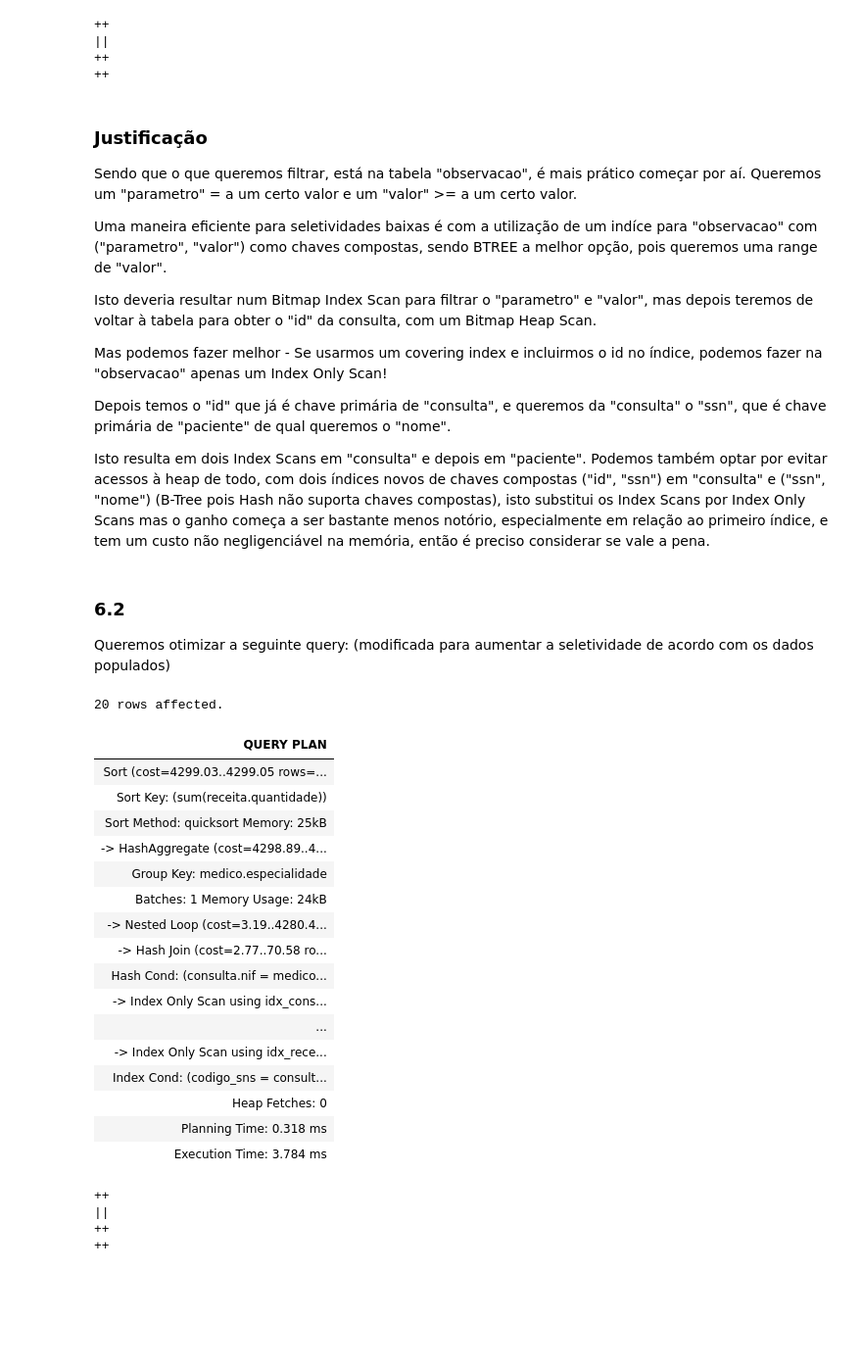
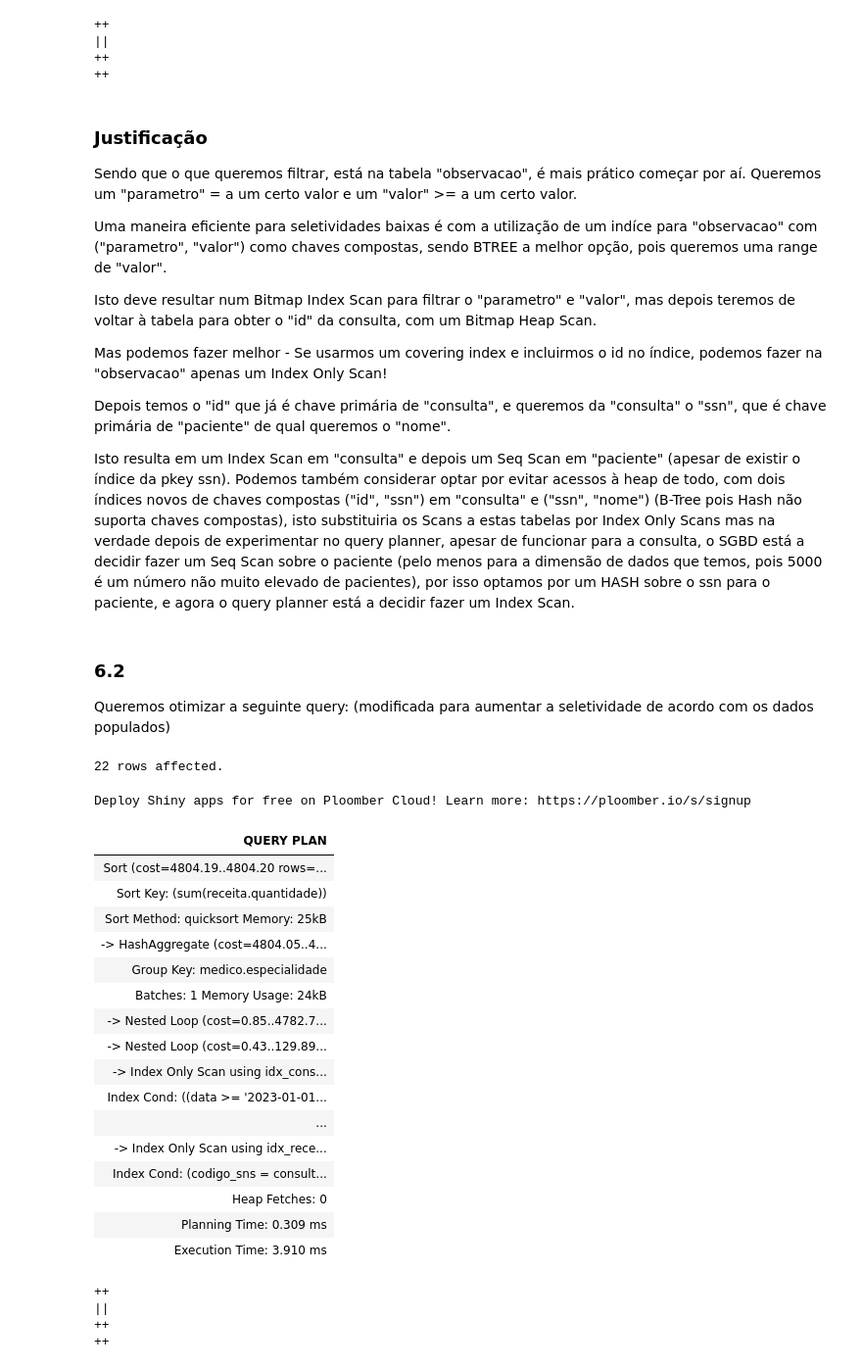
Before and after one commit to SrGesus/bd-projects-23, a Jupyter notebook: p02/data/E2-ProjetoBD.ipynb, the cells around one changed output. Shown: that part at 98% size. Saved outputs shown, nothing was run; the diff lists cells and outputs as text; code cells hidden in the pictures; blank space fills up the shorter version.

```diff
--- a/p02/data/E2-ProjetoBD.ipynb
+++ b/p02/data/E2-ProjetoBD.ipynb
@@ -566,64 +561,57 @@ Sendo que o que queremos filtrar, está na tabela "observacao", é mais prático
 
 Uma maneira eficiente para seletividades baixas é com a utilização de um indíce para "observacao" com ("parametro", "valor") como chaves compostas, sendo BTREE a melhor opção, pois queremos uma range de "valor".
 
-Isto deveria resultar num Bitmap Index Scan para filtrar o "parametro" e "valor", mas depois teremos de voltar à tabela para obter o "id" da consulta, com um Bitmap Heap Scan.
+Isto deve resultar num Bitmap Index Scan para filtrar o "parametro" e "valor", mas depois teremos de voltar à tabela para obter o "id" da consulta, com um Bitmap Heap Scan.
 
 Mas podemos fazer melhor - Se usarmos um covering index e incluirmos o id no índice, podemos fazer na "observacao" apenas um Index Only Scan!
 
 Depois temos o "id" que já é chave primária de "consulta", e queremos da "consulta" o "ssn", que é chave primária de "paciente" de qual queremos o "nome".
 
-Isto resulta em dois Index Scans em "consulta" e depois em "paciente".
-Podemos também optar por evitar acessos à heap de todo, com dois índices novos de chaves compostas ("id", "ssn") em "consulta" e ("ssn", "nome") (B-Tree pois Hash não suporta chaves compostas), isto substitui os Index Scans por Index Only Scans mas o ganho começa a ser bastante menos notório, especialmente em relação ao primeiro índice, e tem um custo não negligenciável na memória, então é preciso considerar se vale a pena.
+Isto resulta em um Index Scan em "consulta" e depois um Seq Scan em "paciente" (apesar de existir o índice da pkey ssn).
+Podemos também considerar optar por evitar acessos à heap de todo, com dois índices novos de chaves compostas ("id", "ssn") em "consulta" e ("ssn", "nome") (B-Tree pois Hash não suporta chaves compostas), isto substituiria os Scans a estas tabelas por Index Only Scans mas na verdade depois de experimentar no query planner, apesar de funcionar para a consulta, o SGBD está a decidir fazer um Seq Scan sobre o paciente (pelo menos para a dimensão de dados que temos, pois 5000 é um número não muito elevado de pacientes), por isso optamos por um HASH sobre o ssn para o paciente, e agora o query planner está a decidir fazer um Index Scan.
 # %% [markdown]
 ### 6.2
 Queremos otimizar a seguinte query: (modificada para aumentar a seletividade de acordo com os dados populados)
 # %%
 %%sql
--- O Postgres estava a subestimar a seletividade do filtro
--- BETWEEN da data e a fazer más decisões devido a isso
--- (A começar com parallel seqscans em receita em vez de filtar consulta);
--- Logo foi necessário desativar os sequencial scans
--- Para analizar as opções diferentes de índices
-SET
-  enable_seqscan = TRUE;
-
 -- Atualizar as estatísticas para o query planner se necessário
 VACUUM ANALYZE;
 
 EXPLAIN ANALYZE
 SELECT
   especialidade,
   SUM(quantidade) AS qtd
 FROM
   medico
   JOIN consulta USING (nif)
   JOIN receita USING (codigo_sns)
 WHERE
   -- ~1% de seletividade
   data BETWEEN '2023-01-01' AND '2023-01-07'
 GROUP BY
   especialidade
 ORDER BY
   qtd;
 # %% [output]
-20 rows affected.
+22 rows affected.
+Deploy Shiny apps for free on Ploomber Cloud! Learn more: https://ploomber.io/s/signup
 | QUERY PLAN |
-| Sort (cost=4299.03..4299.05 rows=... |
+| Sort (cost=4804.19..4804.20 rows=... |
 | Sort Key: (sum(receita.quantidade)) |
 | Sort Method: quicksort Memory: 25kB |
-| -> HashAggregate (cost=4298.89..4... |
+| -> HashAggregate (cost=4804.05..4... |
 | Group Key: medico.especialidade |
 | Batches: 1 Memory Usage: 24kB |
-| -> Nested Loop (cost=3.19..4280.4... |
-| -> Hash Join (cost=2.77..70.58 ro... |
-| Hash Cond: (consulta.nif = medico... |
+| -> Nested Loop (cost=0.85..4782.7... |
+| -> Nested Loop (cost=0.43..129.89... |
 | -> Index Only Scan using idx_cons... |
+| Index Cond: ((data >= '2023-01-01... |
 | ... |
 | -> Index Only Scan using idx_rece... |
 | Index Cond: (codigo_sns = consult... |
 | Heap Fetches: 0 |
-| Planning Time: 0.318 ms |
-| Execution Time: 3.784 ms |
+| Planning Time: 0.309 ms |
+| Execution Time: 3.910 ms |
 # %%
 %%sql
 DROP INDEX IF EXISTS idx_consulta_data;
```
Also changed, not shown: parts of 3 cells of this notebook.
